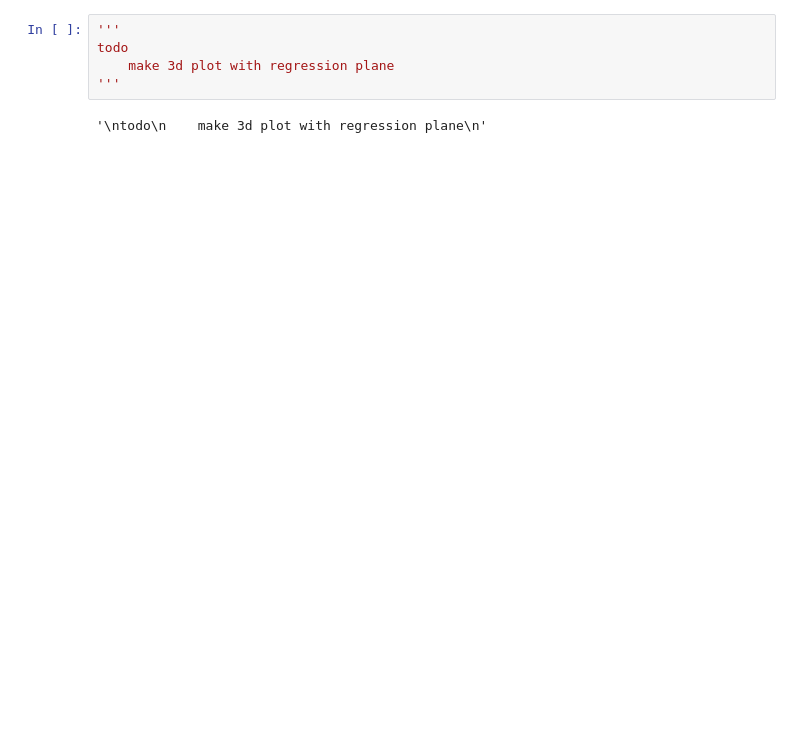
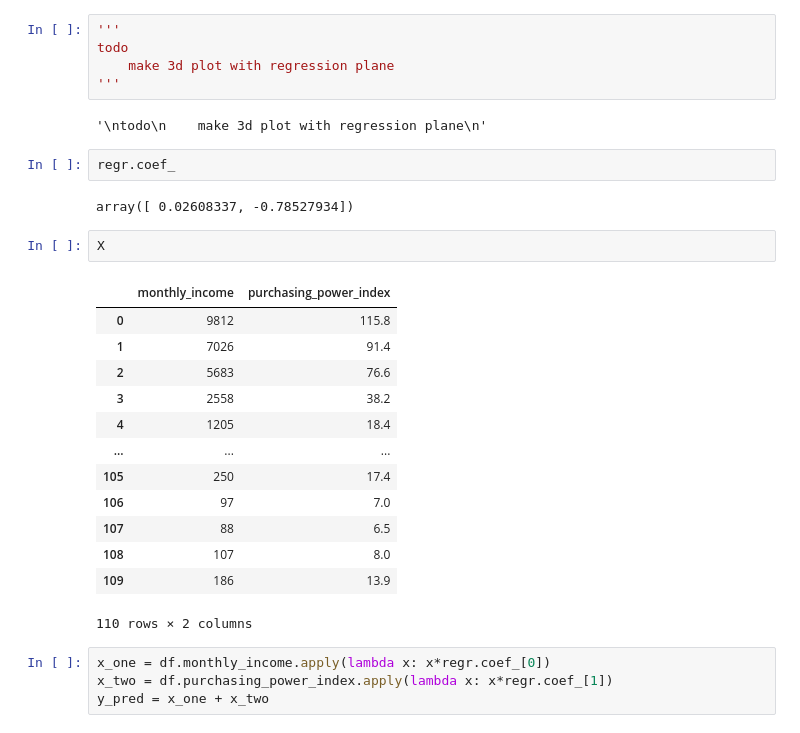
Before and after one commit to calvinhathcock/simple-regression, a Jupyter notebook: regression analysis.ipynb, the cells around one changed output. Drawn from its saved outputs; the diff is of its cells as text; blank space fills up the shorter version.

```diff
--- a/regression analysis.ipynb
+++ b/regression analysis.ipynb
@@ -179,3 +177,27 @@ todo
 '''
 # %% [output]
 '\ntodo\n    make 3d plot with regression plane\n'
+# %%
+regr.coef_
+# %% [output]
+array([ 0.02608337, -0.78527934])
+# %%
+X
+# %% [output]
+|  | monthly_income | purchasing_power_index |
+| 0 | 9812 | 115.8 |
+| 1 | 7026 | 91.4 |
+| 2 | 5683 | 76.6 |
+| 3 | 2558 | 38.2 |
+| 4 | 1205 | 18.4 |
+| ... | ... | ... |
+| 105 | 250 | 17.4 |
+| 106 | 97 | 7.0 |
+| 107 | 88 | 6.5 |
+| 108 | 107 | 8.0 |
+| 109 | 186 | 13.9 |
+110 rows × 2 columns
+# %%
+x_one = df.monthly_income.apply(lambda x: x*regr.coef_[0])
+x_two = df.purchasing_power_index.apply(lambda x: x*regr.coef_[1])
+y_pred = x_one + x_two
```
Also changed, not shown: parts of 13 cells of this notebook.
